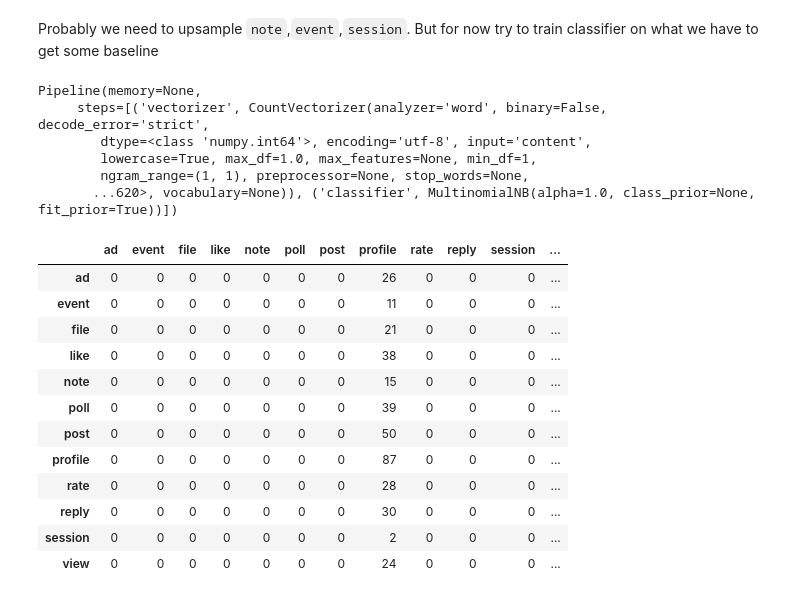
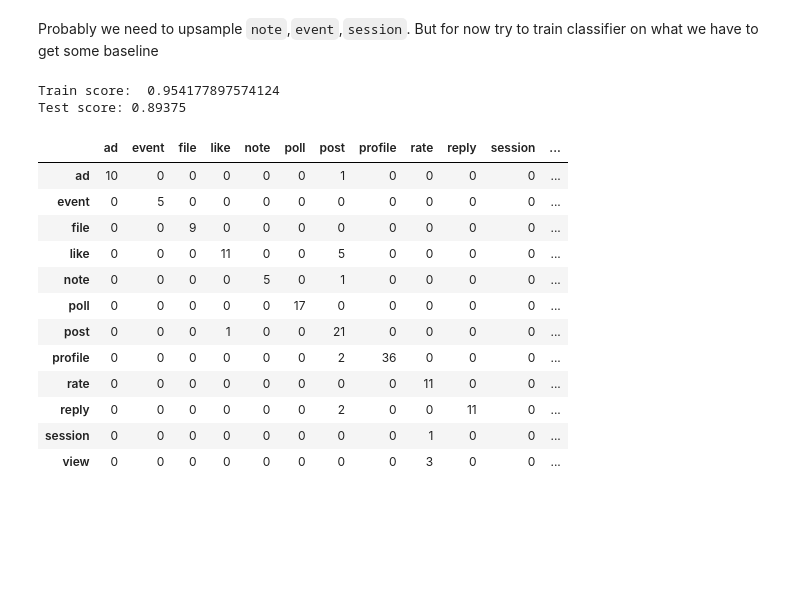
Before and after one commit to sudodoki/prj-nlp, a Jupyter notebook: students/SerhiiNechyporchuk/project/Project.ipynb, the cells around one changed output. Cells and saved outputs as stored; diff of their text form; code cells hidden in the pictures; blank space fills up the shorter version.

```diff
--- a/students/SerhiiNechyporchuk/project/Project.ipynb
+++ b/students/SerhiiNechyporchuk/project/Project.ipynb
@@ -141,16 +143,12 @@ train, test = train_test_split(wl, test_size=0.3, stratify=wl['label'])
 from sklearn.naive_bayes import MultinomialNB
 from sklearn.feature_extraction.text import CountVectorizer
 from sklearn.pipeline import Pipeline
-from sklearn.metrics import confusion_matrix
+from sklearn.metrics import confusion_matrix, f1_score, precision_score, recall_score, f1_score
 
-p = Pipeline([('vectorizer', CountVectorizer(tokenizer=lambda x: list(nlp(x)))),
-              ('classifier', MultinomialNB())])
+categories = wl['label'].dtype.categories
 
-p.fit(train['phrase'], train['label'])
+def spacy_tokenizer(x):
+    return [t.lemma_ for t in nlp(x)]
+
+def conf_m(y_true, y_pred):
+    return pd.DataFrame(confusion_matrix(y_true, y_pred), columns=y_true.dtype.categories, index=y_true.dtype.categories)
-# %% [output]
-Pipeline(memory=None,
-     steps=[('vectorizer', CountVectorizer(analyzer='word', binary=False, decode_error='strict',
-        dtype=<class 'numpy.int64'>, encoding='utf-8', input='content',
-        lowercase=True, max_df=1.0, max_features=None, min_df=1,
-        ngram_range=(1, 1), preprocessor=None, stop_words=None,
-       ...620>, vocabulary=None)), ('classifier', MultinomialNB(alpha=1.0, class_prior=None, fit_prior=True))])
@@ -159,16 +155,23 @@ pred = p.predict(train['phrase'])
-# %%
-pd.DataFrame(confusion_matrix(train['label'], pred), columns=train['label'].dtype.categories, index=train['label'].dtype.categories)
-# %% [output]
-|  | ad | event | file | like | note | poll | post | profile | rate | reply | session | ... |
-| ad | 0 | 0 | 0 | 0 | 0 | 0 | 0 | 26 | 0 | 0 | 0 | ... |
-| event | 0 | 0 | 0 | 0 | 0 | 0 | 0 | 11 | 0 | 0 | 0 | ... |
-| file | 0 | 0 | 0 | 0 | 0 | 0 | 0 | 21 | 0 | 0 | 0 | ... |
-| like | 0 | 0 | 0 | 0 | 0 | 0 | 0 | 38 | 0 | 0 | 0 | ... |
-| note | 0 | 0 | 0 | 0 | 0 | 0 | 0 | 15 | 0 | 0 | 0 | ... |
-| poll | 0 | 0 | 0 | 0 | 0 | 0 | 0 | 39 | 0 | 0 | 0 | ... |
-| post | 0 | 0 | 0 | 0 | 0 | 0 | 0 | 50 | 0 | 0 | 0 | ... |
-| profile | 0 | 0 | 0 | 0 | 0 | 0 | 0 | 87 | 0 | 0 | 0 | ... |
-| rate | 0 | 0 | 0 | 0 | 0 | 0 | 0 | 28 | 0 | 0 | 0 | ... |
-| reply | 0 | 0 | 0 | 0 | 0 | 0 | 0 | 30 | 0 | 0 | 0 | ... |
-| session | 0 | 0 | 0 | 0 | 0 | 0 | 0 | 2 | 0 | 0 | 0 | ... |
-| view | 0 | 0 | 0 | 0 | 0 | 0 | 0 | 24 | 0 | 0 | 0 | ... |
+# %%
+p1 = Pipeline([('vectorizer', CountVectorizer(tokenizer=spacy_tokenizer)),
+               ('classifier', MultinomialNB())])
+p1.fit(train['phrase'], train['label'])
+print("Train score: ", p1.score(train['phrase'], train['label']))
+print("Test score:", p1.score(test['phrase'], test['label']))
+conf_m(test['label'], p1.predict(test['phrase']))
+# %% [output]
+Train score:  0.954177897574124
+Test score: 0.89375
+|  | ad | event | file | like | note | poll | post | profile | rate | reply | session | ... |
+| ad | 10 | 0 | 0 | 0 | 0 | 0 | 1 | 0 | 0 | 0 | 0 | ... |
+| event | 0 | 5 | 0 | 0 | 0 | 0 | 0 | 0 | 0 | 0 | 0 | ... |
+| file | 0 | 0 | 9 | 0 | 0 | 0 | 0 | 0 | 0 | 0 | 0 | ... |
+| like | 0 | 0 | 0 | 11 | 0 | 0 | 5 | 0 | 0 | 0 | 0 | ... |
+| note | 0 | 0 | 0 | 0 | 5 | 0 | 1 | 0 | 0 | 0 | 0 | ... |
+| poll | 0 | 0 | 0 | 0 | 0 | 17 | 0 | 0 | 0 | 0 | 0 | ... |
+| post | 0 | 0 | 0 | 1 | 0 | 0 | 21 | 0 | 0 | 0 | 0 | ... |
+| profile | 0 | 0 | 0 | 0 | 0 | 0 | 2 | 36 | 0 | 0 | 0 | ... |
+| rate | 0 | 0 | 0 | 0 | 0 | 0 | 0 | 0 | 11 | 0 | 0 | ... |
+| reply | 0 | 0 | 0 | 0 | 0 | 0 | 2 | 0 | 0 | 11 | 0 | ... |
+| session | 0 | 0 | 0 | 0 | 0 | 0 | 0 | 0 | 1 | 0 | 0 | ... |
+| view | 0 | 0 | 0 | 0 | 0 | 0 | 0 | 0 | 3 | 0 | 0 | ... |
```
Also changed, not shown: parts of 17 cells of this notebook.
